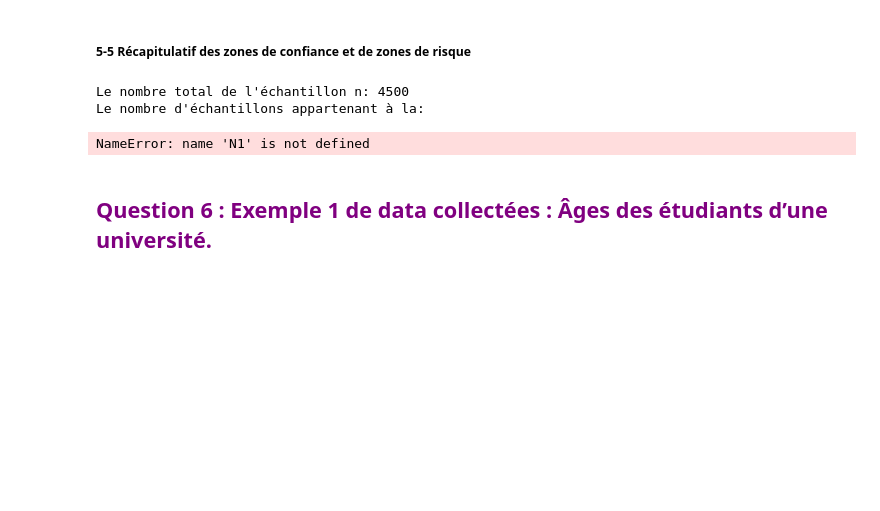
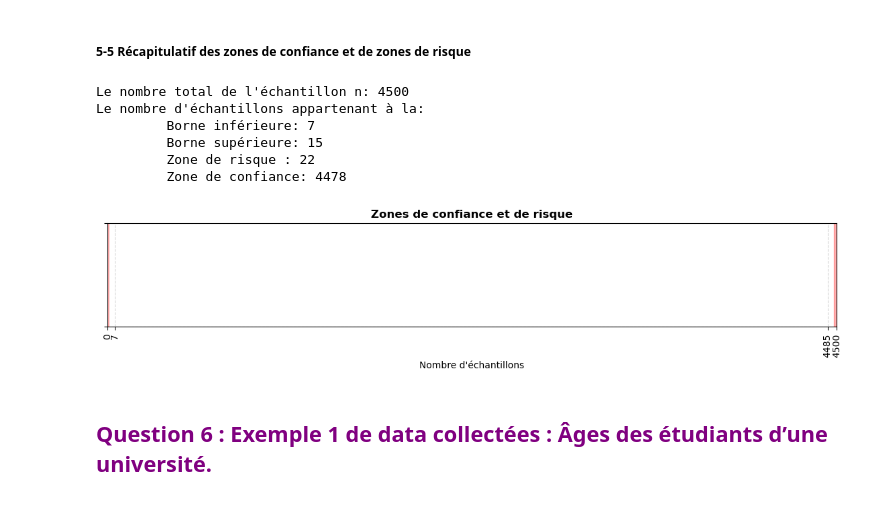
Before and after one commit to IbLahlou/Signal-Processing, a Jupyter notebook: Projet Traitement de Signal.ipynb, the cells around one changed output. Cells and saved outputs as stored; diff of their text form; code cells hidden in the pictures; blank space fills up the shorter version.

```diff
--- a/Projet Traitement de Signal.ipynb
+++ b/Projet Traitement de Signal.ipynb
@@ -562,7 +564,10 @@ plt.show()
 # %% [markdown]
 <h5>5-5 Récapitulatif des zones de confiance et de zones de risque</h5>
 # %%
-
+Nb_InfSup = np.where((Y >= borne_inf) & (Y <= borne_sup))
+Zone_confiance = len(Nb_InfSup[0])
+N1 = len(np.where(Y < borne_inf)[0])
+N2 = len(np.where(Y > borne_sup)[0])
 print(f"Le nombre total de l'échantillon n: {n}")
 print("Le nombre d'échantillons appartenant à la:")
 print(f"\t Borne inférieure: {N1}")
@@ -573,16 +578,34 @@ zones = ['Borne inférieure', 'Borne supérieure', 'Zone de risque', 'Zone de co
 # %% [output]
 Le nombre total de l'échantillon n: 4500
 Le nombre d'échantillons appartenant à la:
+         Borne inférieure: 7
+         Borne supérieure: 15
+         Zone de risque : 22
+         Zone de confiance: 4478
-NameError: name 'N1' is not defined
 # %%
-plt.figure(figsize=(8, 2))
-plt.plot([0, N1, N1, n - N2, n - N2, n], [0, 0, 1, 1, 0, 0], color='red', linewidth=5)
-plt.fill_between([N1, n - N2], [0, 0], [1, 1], color='white')
-plt.xticks([0, N1, n - N2, n], [0, N1, n-N2, n])
-plt.yticks([0, 1], ['Zone de Risque', 'Zone de Confiance'])
+
+plt.figure(figsize=(14, 2))
+
+plt.fill_between([0, N1], [0, 0], [1, 1], color='red', alpha=0.3)
+
+plt.fill_between([N1, n - N2], [0, 0], [1, 1], color='white', alpha=0.3)
+
+plt.fill_between([n - N2, n], [0, 0], [1, 1], color='red', alpha=0.3)
+
+plt.xticks([0, N1+40, n - N2-40, n],[0, N1, n - N2, n],rotation='vertical')
+plt.yticks([0, 1], ['', ''])
+
 plt.xlabel("Nombre d'échantillons")
-plt.title('Zones de confiance et de risque')
+plt.title('Zones de confiance et de risque',fontweight='bold')
+
+plt.xlim(0, n)
+plt.ylim(0, 1)
+
+plt.grid(True, linestyle='--', alpha=0.5)
+
 plt.show()
+# %% [output]
+[figure, added]
 # %% [markdown]
 <font color="purple">
     <h2 >Question 6 : Exemple 1 de data collectées : Âges des étudiants d’une université.</h2>
```
Also changed, not shown: parts of 23 cells of this notebook.
